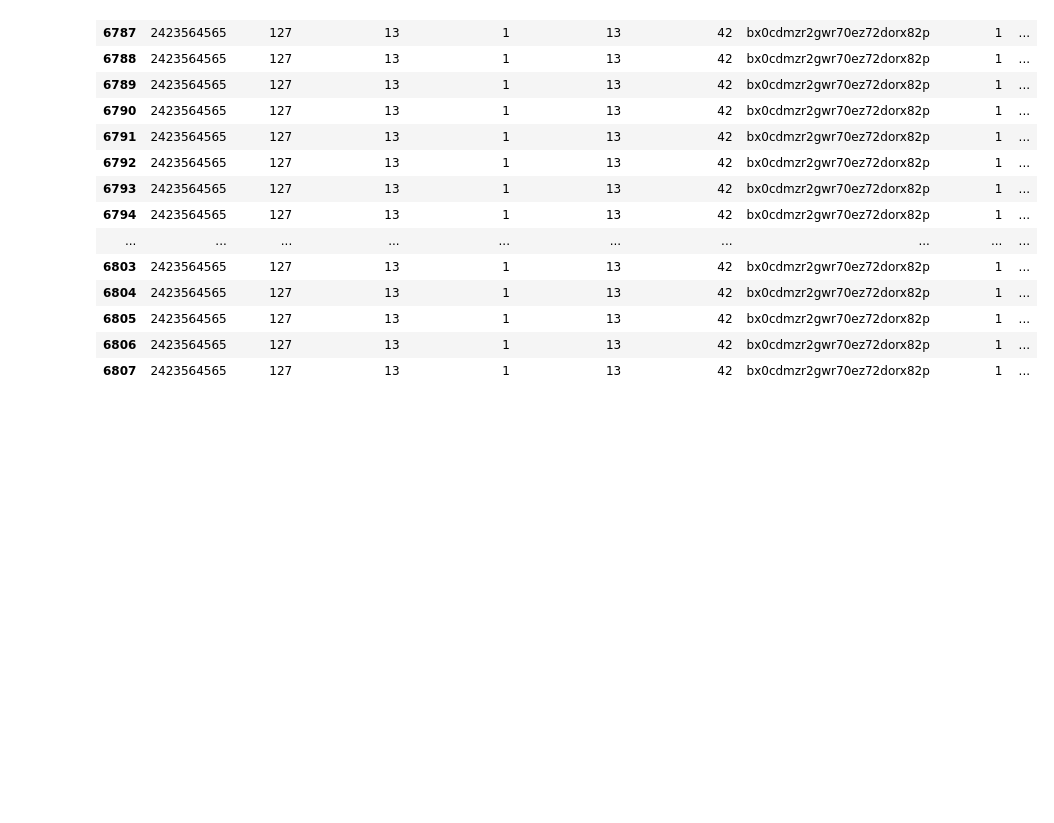
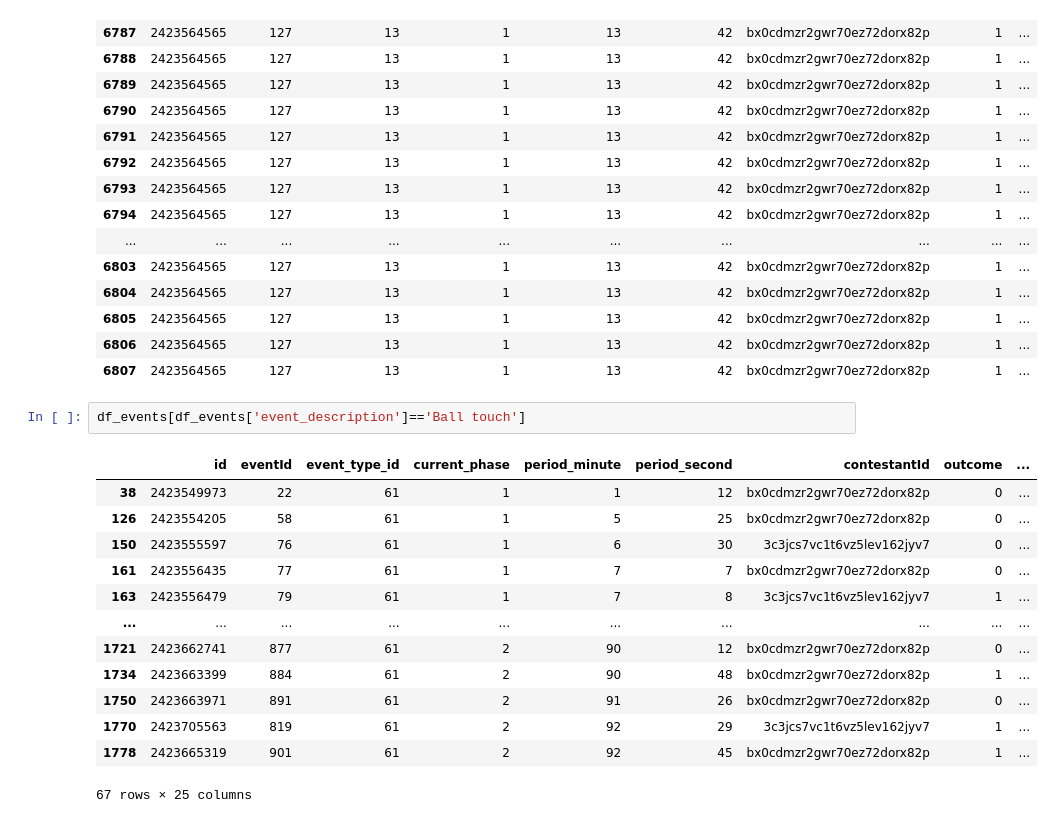
Before and after one commit to GabrielGausachs/OptaChallenge_Clustering_Player_Styles, a Jupyter notebook: utils/metrics.ipynb, the cells around one changed output. Cells and saved outputs as stored; diff of their text form; blank space fills up the shorter version.

```diff
--- a/utils/metrics.ipynb
+++ b/utils/metrics.ipynb
@@ -876,3 +876,19 @@ display(df_all_miss)
 | 6805 | 2423564565 | 127 | 13 | 1 | 13 | 42 | bx0cdmzr2gwr70ez72dorx82p | 1 | ... |
 | 6806 | 2423564565 | 127 | 13 | 1 | 13 | 42 | bx0cdmzr2gwr70ez72dorx82p | 1 | ... |
 | 6807 | 2423564565 | 127 | 13 | 1 | 13 | 42 | bx0cdmzr2gwr70ez72dorx82p | 1 | ... |
+# %%
+df_events[df_events['event_description']=='Ball touch']
+# %% [output]
+|  | id | eventId | event_type_id | current_phase | period_minute | period_second | contestantId | outcome | ... |
+| 38 | 2423549973 | 22 | 61 | 1 | 1 | 12 | bx0cdmzr2gwr70ez72dorx82p | 0 | ... |
+| 126 | 2423554205 | 58 | 61 | 1 | 5 | 25 | bx0cdmzr2gwr70ez72dorx82p | 0 | ... |
+| 150 | 2423555597 | 76 | 61 | 1 | 6 | 30 | 3c3jcs7vc1t6vz5lev162jyv7 | 0 | ... |
+| 161 | 2423556435 | 77 | 61 | 1 | 7 | 7 | bx0cdmzr2gwr70ez72dorx82p | 0 | ... |
+| 163 | 2423556479 | 79 | 61 | 1 | 7 | 8 | 3c3jcs7vc1t6vz5lev162jyv7 | 1 | ... |
+| ... | ... | ... | ... | ... | ... | ... | ... | ... | ... |
+| 1721 | 2423662741 | 877 | 61 | 2 | 90 | 12 | bx0cdmzr2gwr70ez72dorx82p | 0 | ... |
+| 1734 | 2423663399 | 884 | 61 | 2 | 90 | 48 | bx0cdmzr2gwr70ez72dorx82p | 1 | ... |
+| 1750 | 2423663971 | 891 | 61 | 2 | 91 | 26 | bx0cdmzr2gwr70ez72dorx82p | 0 | ... |
+| 1770 | 2423705563 | 819 | 61 | 2 | 92 | 29 | 3c3jcs7vc1t6vz5lev162jyv7 | 1 | ... |
+| 1778 | 2423665319 | 901 | 61 | 2 | 92 | 45 | bx0cdmzr2gwr70ez72dorx82p | 1 | ... |
+67 rows × 25 columns
```
Also changed, not shown: 1 other file.
